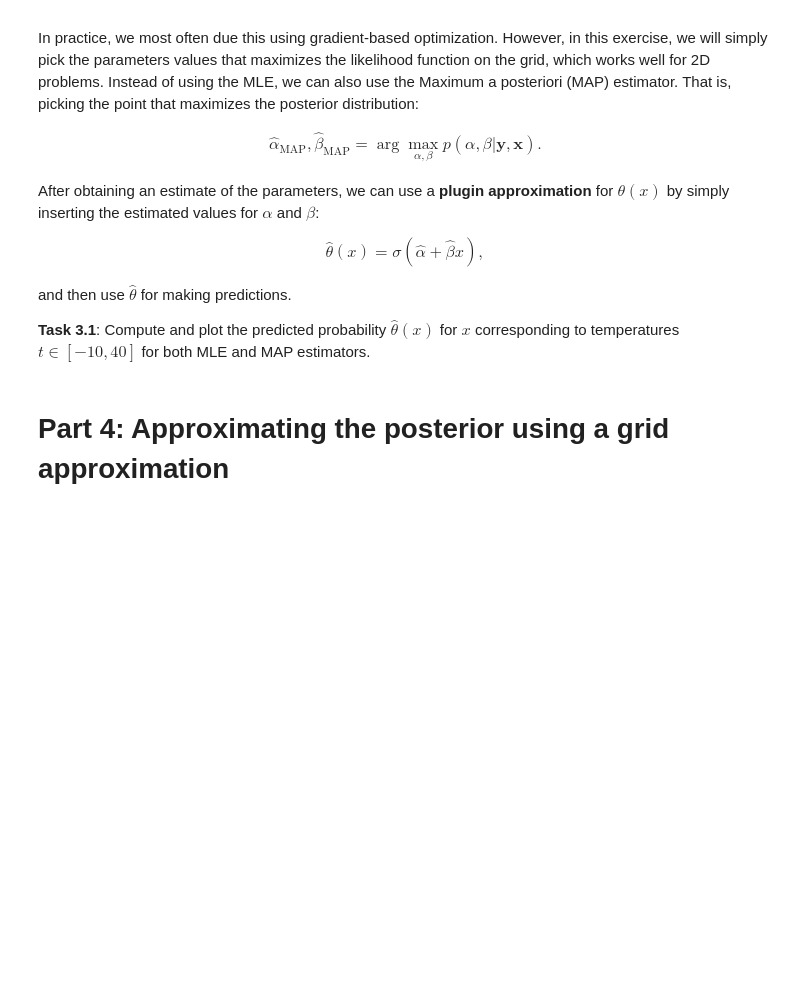
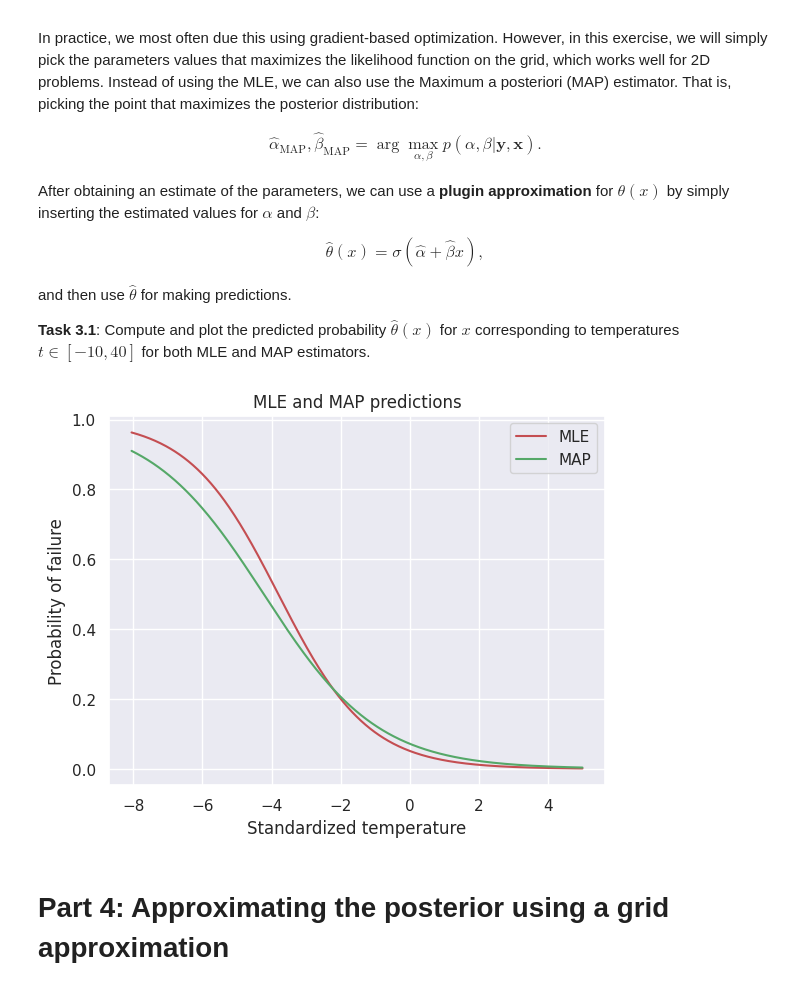
Before and after one commit to nielsenchristianole/bayesian_ml_notes, a Jupyter notebook: excercises/week_02/ex2_handout.ipynb, the cells around one changed output. Cells and saved outputs as stored; diff of their text form; code cells hidden in the pictures; blank space fills up the shorter version.

```diff
--- a/excercises/week_02/ex2_handout.ipynb
+++ b/excercises/week_02/ex2_handout.ipynb
@@ -351,3 +358,24 @@ N_pred = 6
+# %%
+# data for predictions
+temp_pred = np.linspace(-10, 40, 500)
+x_pred = standardize(temp_pred)
+N_pred = 6
+
+model = LogisticRegression(x, y, N)
+theta_MLE = Grid2D(alphas, betas, model.log_likelihood, 'Likelihood').argmax
+theta_MAP = Grid2D(alphas, betas, model.log_joint, 'Posterior').argmax
+
+plt.plot(x_pred, model.theta(x_pred, *theta_MLE), 'r-', label='MLE')
+plt.plot(x_pred, model.theta(x_pred, *theta_MAP), 'g-', label='MAP')
+
+plt.legend()
+plt.xlabel('Standardized temperature')
+plt.ylabel('Probability of failure')
+plt.title('MLE and MAP predictions')
+
+plt.show()
+# %% [output]
+[figure, added]
 # %% [markdown]
 # Part 4:  Approximating the posterior using a grid approximation
 # %% [markdown]
```
Also changed, not shown: parts of 9 cells of this notebook.
